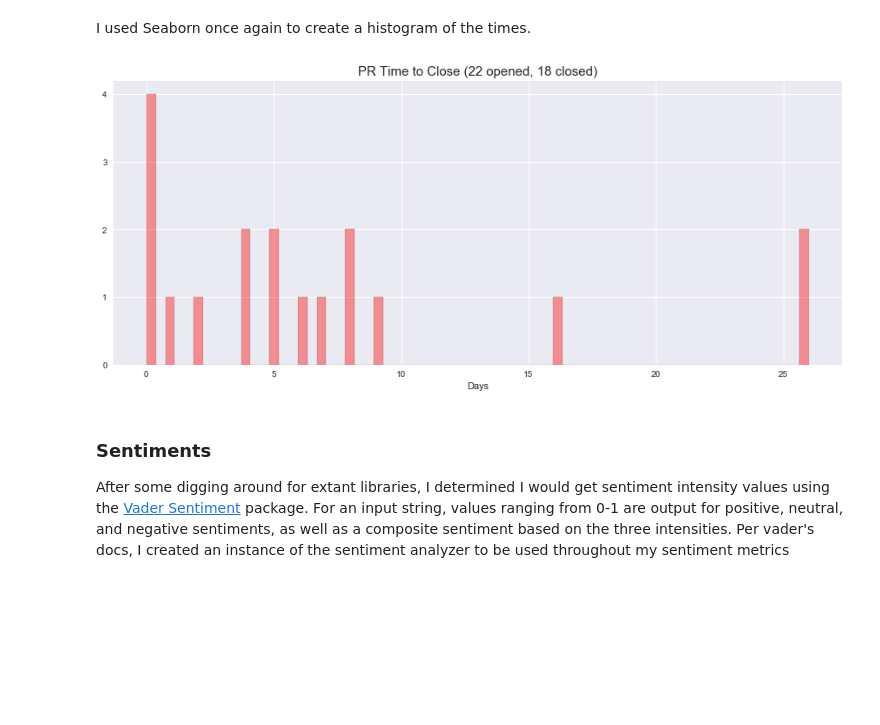
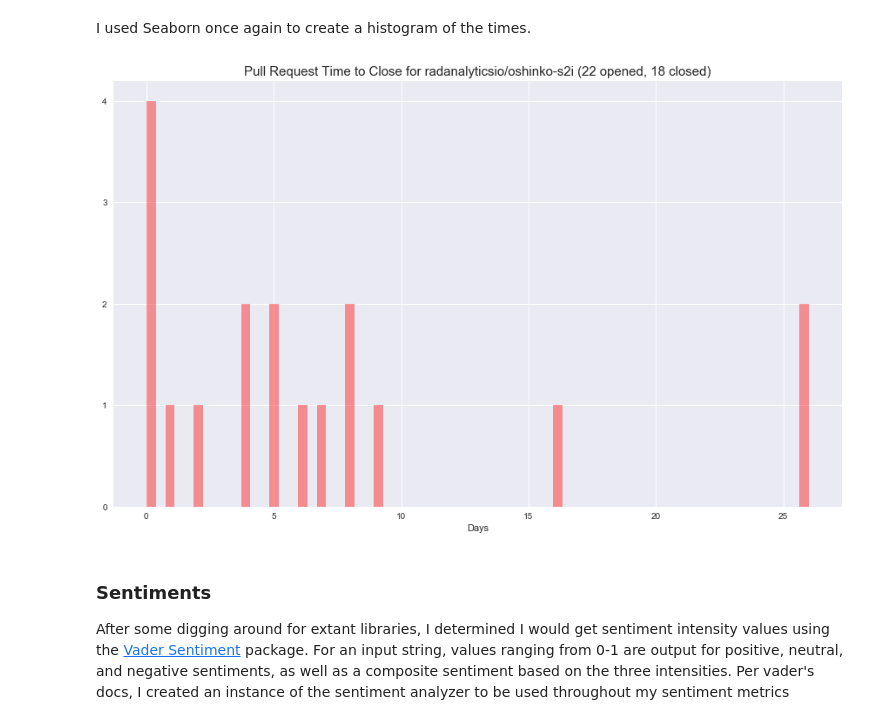
Before and after one commit to EldritchJS/kono-notebook, a Jupyter notebook: kono.ipynb, the cells around one changed output. Cells and saved outputs as stored; diff of their text form; code cells hidden in the pictures; blank space fills up the shorter version.

```diff
--- a/kono.ipynb
+++ b/kono.ipynb
@@ -271,16 +271,16 @@ timesToClosePulls = pullRequests\
 I used Seaborn once again to create a histogram of the times.
 # %%
 sns.set()
-cx = plt.figure(figsize=(15, 6)).gca()
+cx = plt.figure(figsize=[15,9]).gca()
 
 sns.distplot(timesToClosePulls,\
              kde=False,bins=70,color='red')
-titleStr=('PR Time to Close (' + str(openedPullRequests) + ' opened, ' + str(len(timesToClosePulls)) + ' closed)')
+titleStr=('Pull Request Time to Close for ' + repoFullName + ' (' + str(openedPullRequests) + ' opened, ' + str(len(timesToClosePulls)) + ' closed)')
 cx.set(ylabel="",xlabel="Days")
 plt.title(titleStr,fontsize=15)
 cx.yaxis.set_major_locator(MaxNLocator(integer=True))
 # %% [output]
-[figure, old version]
+[figure, new version]
 # %% [markdown]
 ### Sentiments
 
```
Also changed, not shown: parts of 9 cells of this notebook.
